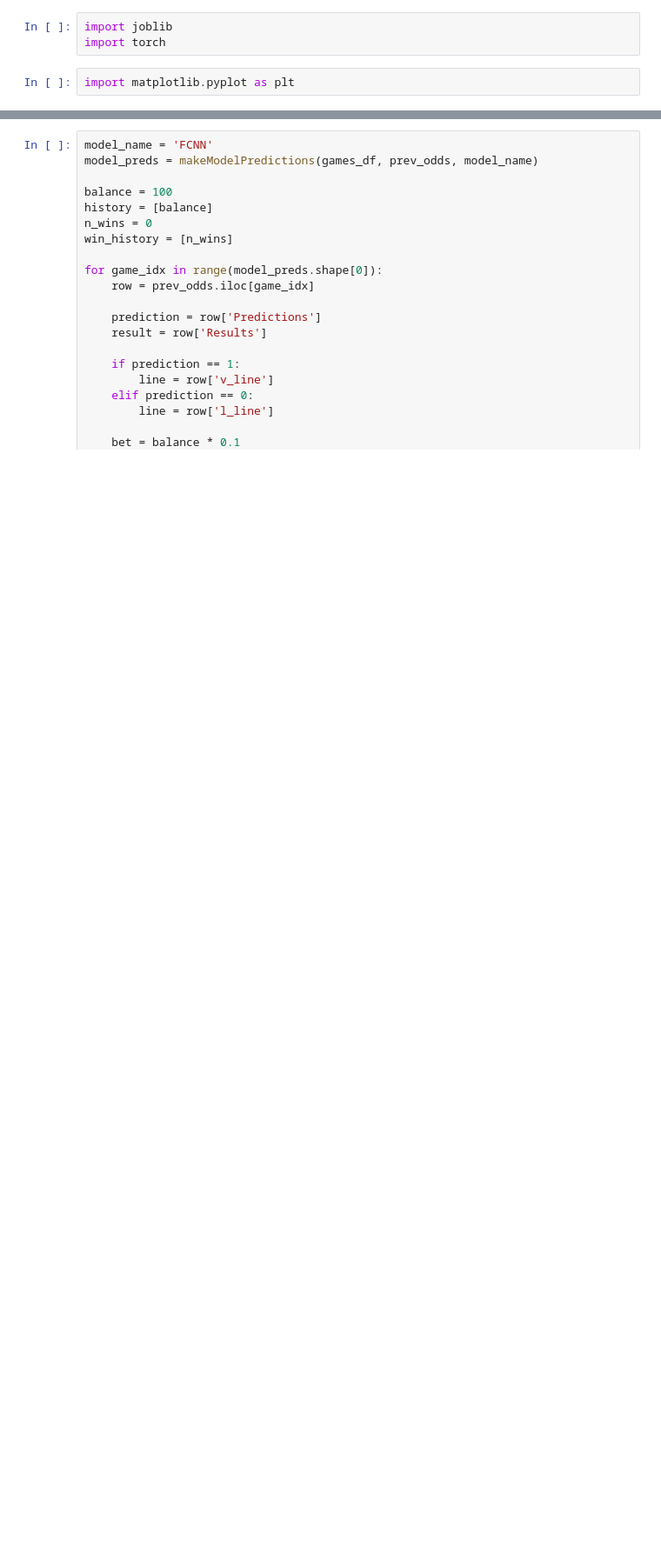
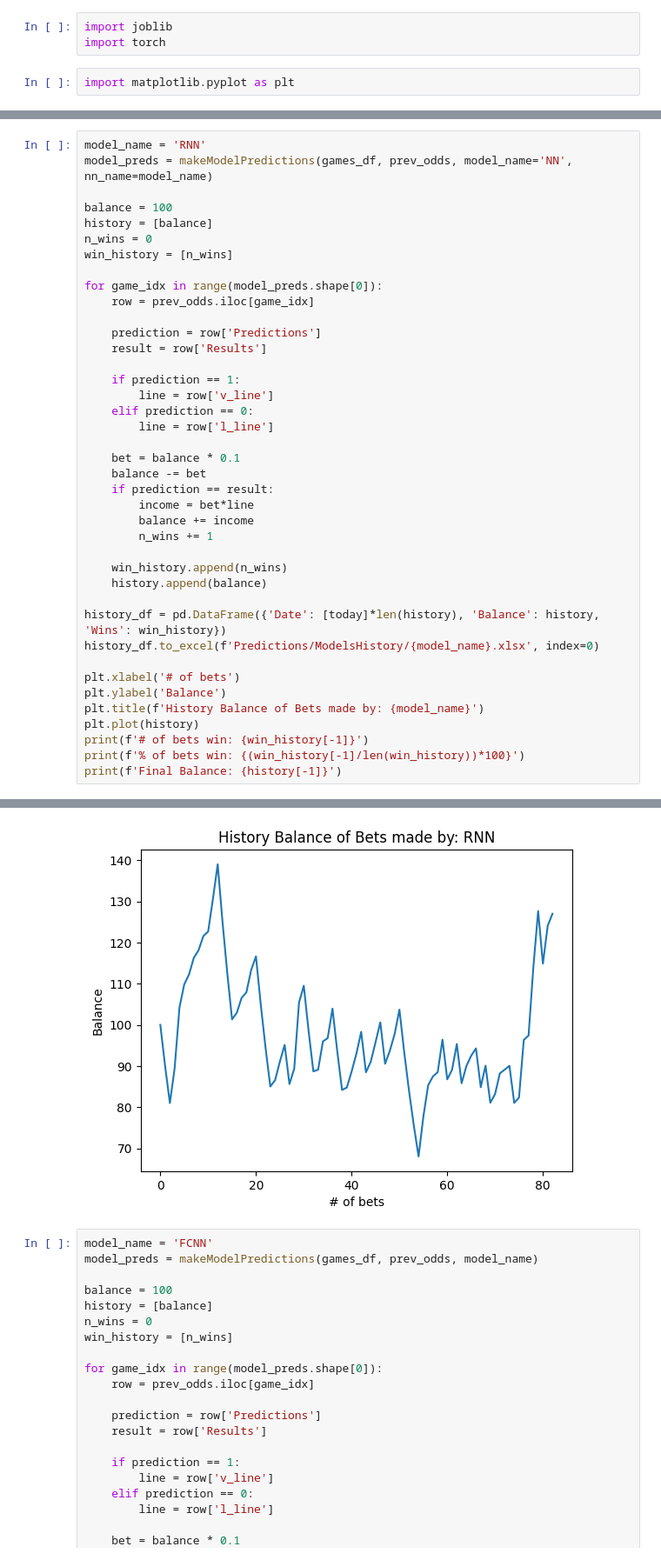
Before and after one commit to marioutiel/TFG, a Jupyter notebook: Predictions/NewModelPredictions.ipynb, the cells around one changed output, grey strips where cells are left out. Shown: that part at 87% size. Cells and saved outputs as stored; diff of their text form; blank space fills up the shorter version.

```diff
--- a/Predictions/NewModelPredictions.ipynb
+++ b/Predictions/NewModelPredictions.ipynb
@@ -121,3 +114,44 @@ def makeModelPredictions(games_df, odds_df, model_name='LR', show=True):
         display(odds_df.head())
 
     return odds_df
+# %%
+model_name = 'RNN'
+model_preds = makeModelPredictions(games_df, prev_odds, model_name='NN', nn_name=model_name)
+
+balance = 100
+history = [balance]
+n_wins = 0
+win_history = [n_wins]
+
+for game_idx in range(model_preds.shape[0]):
+    row = prev_odds.iloc[game_idx]
+
+    prediction = row['Predictions']
+    result = row['Results']
+
+    if prediction == 1:
+        line = row['v_line']
+    elif prediction == 0:
+        line = row['l_line']
+
+    bet = balance * 0.1
+    balance -= bet
+    if prediction == result:
+        income = bet*line
+        balance += income
+        n_wins += 1
+
+    win_history.append(n_wins)
+    history.append(balance)
+
+history_df = pd.DataFrame({'Date': [today]*len(history), 'Balance': history, 'Wins': win_history})
+history_df.to_excel(f'Predictions/ModelsHistory/{model_name}.xlsx', index=0)
+
+plt.xlabel('# of bets')
+plt.ylabel('Balance')
+plt.title(f'History Balance of Bets made by: {model_name}')
+plt.plot(history)
+print(f'# of bets win: {win_history[-1]}')
+print(f'% of bets win: {(win_history[-1]/len(win_history))*100}')
+print(f'Final Balance: {history[-1]}')
+# %% [output]
@@ -124,3 +168,4 @@ def makeModelPredictions(games_df, odds_df, model_name='LR', show=True):
+[figure, added]
 # %%
 model_name = 'FCNN'
 model_preds = makeModelPredictions(games_df, prev_odds, model_name)
```
Also changed, not shown: parts of 5 cells of this notebook, 10 other files.
